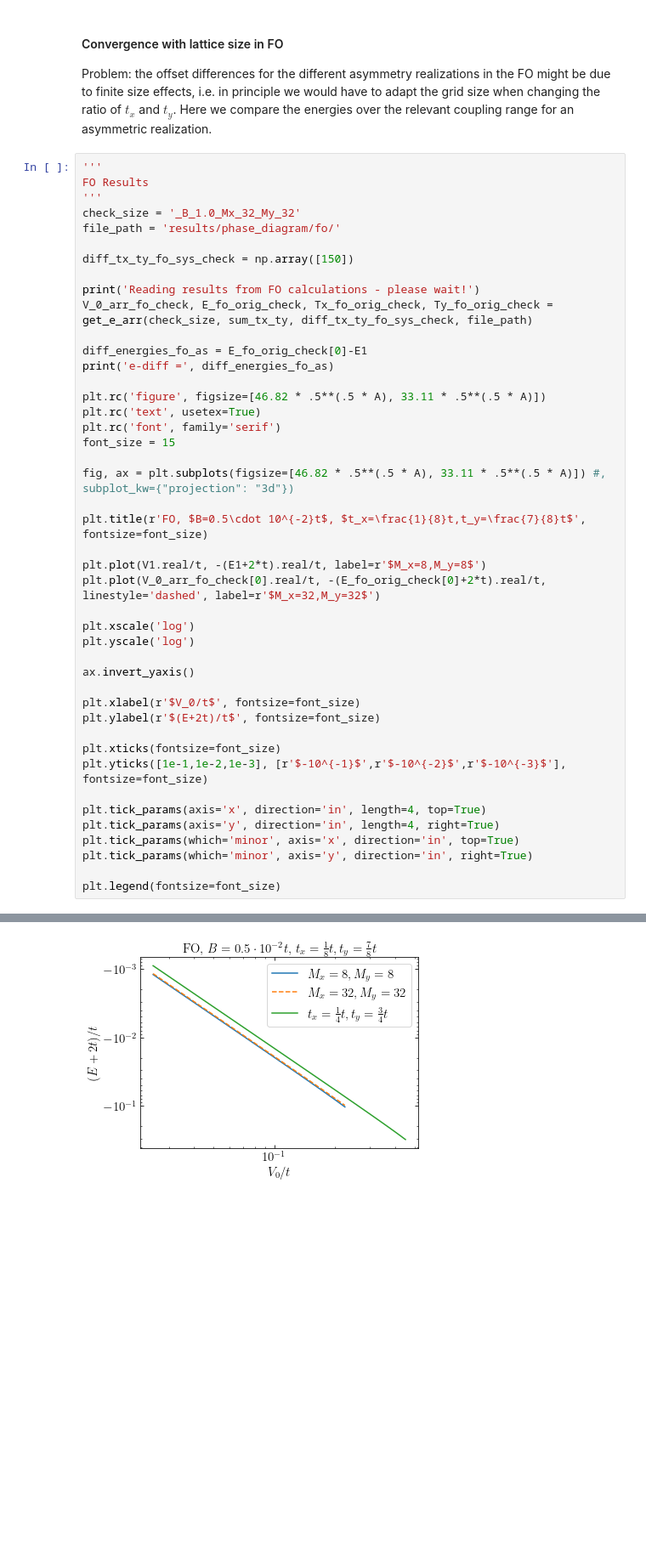
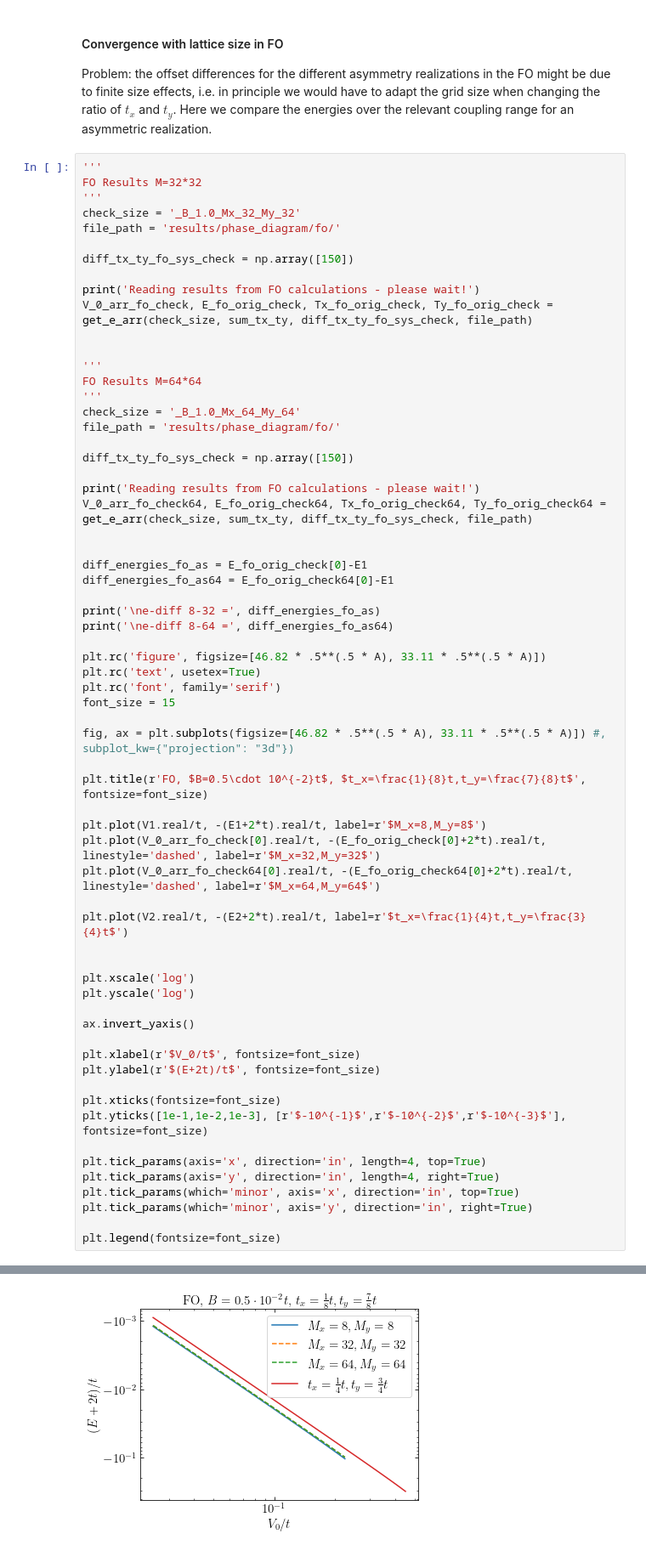
Before and after one commit to Progklui/rotor_lattice_models, a Jupyter notebook: phase_diag.ipynb, the cells around one changed output, grey strips where cells are left out. Shown at 85% size. Cells and saved outputs as stored; diff of their text form; blank space fills up the shorter version.

```diff
--- a/phase_diag.ipynb
+++ b/phase_diag.ipynb
@@ -645,7 +645,7 @@ plt.savefig('results/phase_diagram/FO_comp.svg')
 Problem: the offset differences for the different asymmetry realizations in the FO might be due to finite size effects, i.e. in principle we would have to adapt the grid size when changing the ratio of $t_x$ and $t_y$. Here we compare the energies over the relevant coupling range for an asymmetric realization.
 # %%
 '''
-FO Results
+FO Results M=32*32
 '''
 check_size = '_B_1.0_Mx_32_My_32'
 file_path = 'results/phase_diagram/fo/'
@@ -655,8 +655,24 @@ diff_tx_ty_fo_sys_check = np.array([150])
 print('Reading results from FO calculations - please wait!')
 V_0_arr_fo_check, E_fo_orig_check, Tx_fo_orig_check, Ty_fo_orig_check = get_e_arr(check_size, sum_tx_ty, diff_tx_ty_fo_sys_check, file_path)
 
+
+'''
+FO Results M=64*64
+'''
+check_size = '_B_1.0_Mx_64_My_64'
+file_path = 'results/phase_diagram/fo/'
+
+diff_tx_ty_fo_sys_check = np.array([150])
+
+print('Reading results from FO calculations - please wait!')
+V_0_arr_fo_check64, E_fo_orig_check64, Tx_fo_orig_check64, Ty_fo_orig_check64 = get_e_arr(check_size, sum_tx_ty, diff_tx_ty_fo_sys_check, file_path)
+
+
 diff_energies_fo_as = E_fo_orig_check[0]-E1
-print('e-diff =', diff_energies_fo_as)
+diff_energies_fo_as64 = E_fo_orig_check64[0]-E1
+
+print('\ne-diff 8-32 =', diff_energies_fo_as)
+print('\ne-diff 8-64 =', diff_energies_fo_as64)
 
 plt.rc('figure', figsize=[46.82 * .5**(.5 * A), 33.11 * .5**(.5 * A)])
 plt.rc('text', usetex=True)
@@ -669,6 +685,10 @@ plt.title(r'FO, $B=0.5\cdot 10^{-2}t$, $t_x=\frac{1}{8}t,t_y=\frac{7}{8}t$', fon
 
 plt.plot(V1.real/t, -(E1+2*t).real/t, label=r'$M_x=8,M_y=8$')
 plt.plot(V_0_arr_fo_check[0].real/t, -(E_fo_orig_check[0]+2*t).real/t, linestyle='dashed', label=r'$M_x=32,M_y=32$')
+plt.plot(V_0_arr_fo_check64[0].real/t, -(E_fo_orig_check64[0]+2*t).real/t, linestyle='dashed', label=r'$M_x=64,M_y=64$')
+
+plt.plot(V2.real/t, -(E2+2*t).real/t, label=r'$t_x=\frac{1}{4}t,t_y=\frac{3}{4}t$')
+
 
 plt.xscale('log')
 plt.yscale('log')
@@ -697,5 +725,5 @@ e-diff = [0.00723851+4.27453245e-20j 0.02718064-6.89589135e-20j
 <matplotlib.legend.Legend at 0x...>
-[figure, old version]
+[figure, new version]
 # %% [markdown]
 ## Confirmation of FD domain existence for $t_x=t_y=0.5t$
 
```
Also changed, not shown: parts of 5 cells of this notebook, 2 other files.
